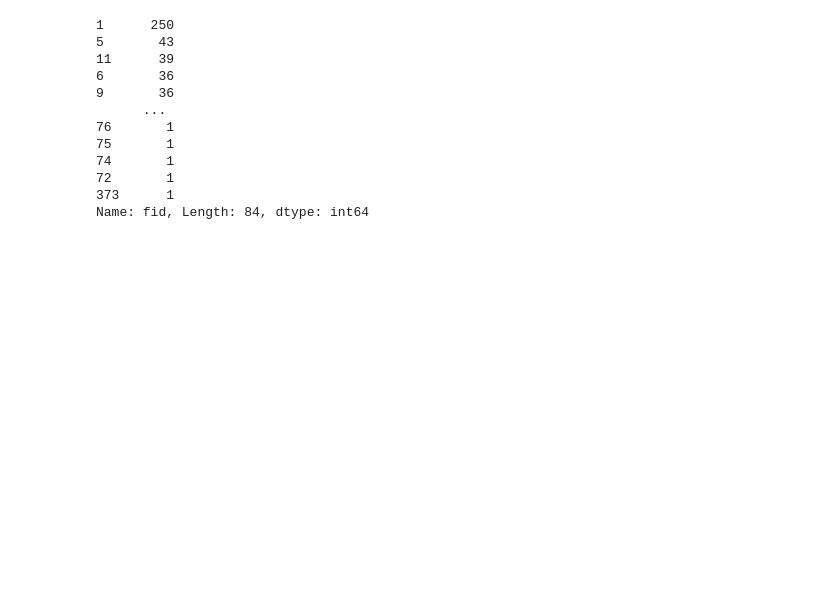
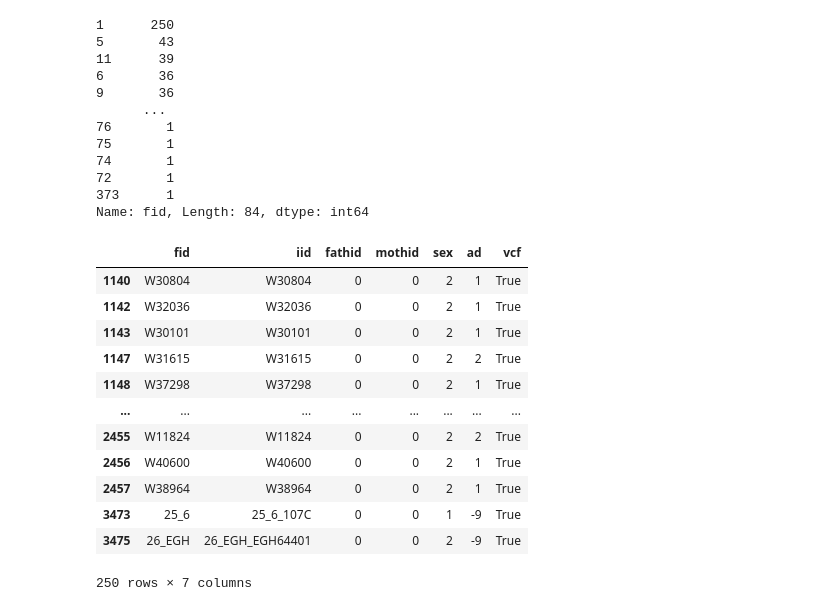
Before and after one commit to gaow/SEQLinkage, a Jupyter notebook: 05_ADFam.ipynb, the cells around one changed output. Drawn from its saved outputs; the diff is of its cells as text; code cells hidden in the pictures; blank space fills up the shorter version.

```diff
--- a/05_ADFam.ipynb
+++ b/05_ADFam.ipynb
@@ -1200,3 +1196,19 @@ famid.value_counts()
 72       1
 373      1
 Name: fid, Length: 84, dtype: int64
+# %%
+one_fam
+# %% [output]
+|  | fid | iid | fathid | mothid | sex | ad | vcf |
+| 1140 | W30804 | W30804 | 0 | 0 | 2 | 1 | True |
+| 1142 | W32036 | W32036 | 0 | 0 | 2 | 1 | True |
+| 1143 | W30101 | W30101 | 0 | 0 | 2 | 1 | True |
+| 1147 | W31615 | W31615 | 0 | 0 | 2 | 2 | True |
+| 1148 | W37298 | W37298 | 0 | 0 | 2 | 1 | True |
+| ... | ... | ... | ... | ... | ... | ... | ... |
+| 2455 | W11824 | W11824 | 0 | 0 | 2 | 2 | True |
+| 2456 | W40600 | W40600 | 0 | 0 | 2 | 1 | True |
+| 2457 | W38964 | W38964 | 0 | 0 | 2 | 1 | True |
+| 3473 | 25_6 | 25_6_107C | 0 | 0 | 1 | -9 | True |
+| 3475 | 26_EGH | 26_EGH_EGH64401 | 0 | 0 | 2 | -9 | True |
+250 rows × 7 columns
```
Also changed, not shown: parts of 8 cells of this notebook.
